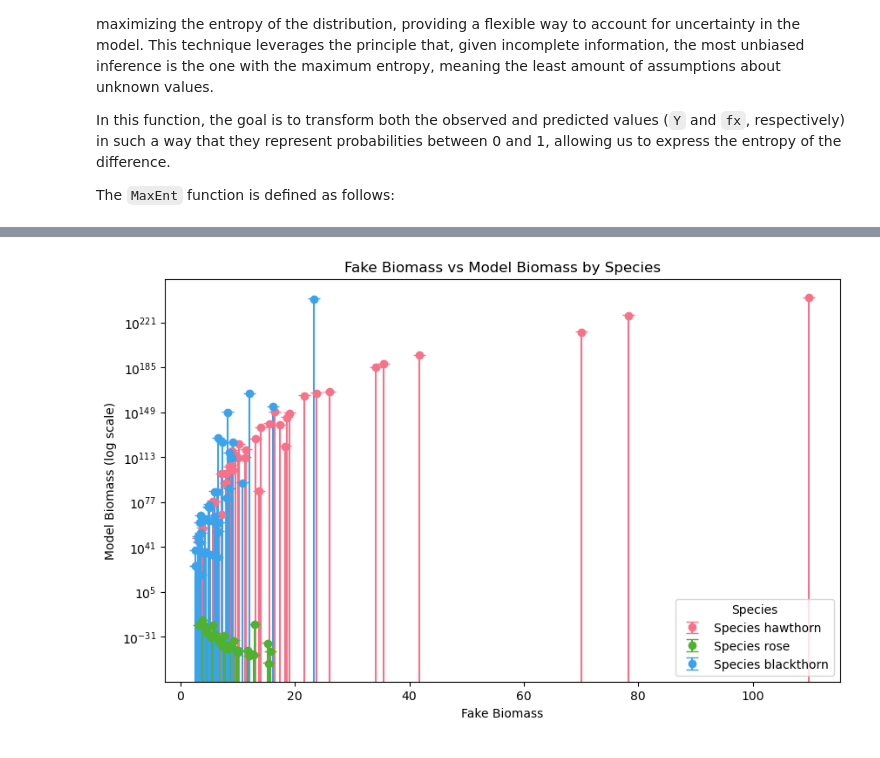
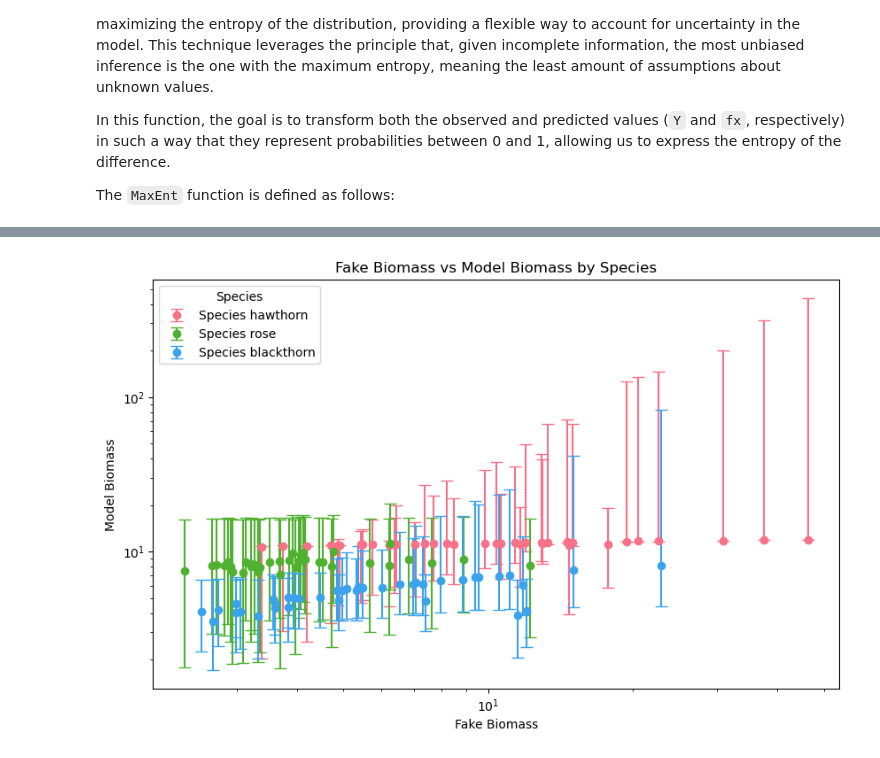
Before and after one commit to douglask3/BRAMBLE, a Jupyter notebook: development_notebook.ipynb, the cells around one changed output, grey strips where cells are left out. Cells and saved outputs as stored; diff of their text form; code cells hidden in the pictures.

Commit message:
faster implmentation and neater final plot

```diff
--- a/development_notebook.ipynb
+++ b/development_notebook.ipynb
@@ -138,7 +202,7 @@ species_params = {'betas': {}, 'beta0': {}}
 
 for species in unique_species:
     # Assign random parameters to each species
-    species_params['betas'][species] = np.random.lognormal(mean=[0.1, 0.075], sigma=0.3, size=2)/300.0  # random betas
+    species_params['betas'][species] = np.random.lognormal(mean=[0.1, 0.075], sigma=0.3, size=2)/3.0  # random betas
     species_params['beta0'][species] = np.random.lognormal(mean=0.01, sigma=0.2)/100.0  # random intercept
 
 
@@ -146,8 +210,9 @@ for species in unique_species:
 allometry_model = BRAMBLE(species_params)
 
 # Step 3: Prepare input arrays for prediction
-X = df[['h_mean', 'd_mean']].values  # Predictor variables (height and diameter)
+X = df[['h_mean', 'd_mean']].values/100.0  # Predictor variables (height and diameter)
 species = df['species'].values       # Species labels
+species_idx = df['species'].apply(lambda x: np.where(unique_species == x)[0][0]).values
 
 # Step 4: Generate fake biomass predictions using the multi-species prediction method
 Y_fake = allometry_model.predict_multi_species(X, species, apply_exp_transform=True)
@@ -351,6 +416,7 @@ simulation_results = np.zeros((len(X), M, N))
 for m in range(M):
     for n in range(N):
         param_dict = {'betas': params_opt['betas'][m, n, :], 'beta0': params_opt['beta0'][m, n, :]}
+
         allometry_model = BRAMBLE(param_dict, inference = False)
         simulation_results[:, m, n] = allometry_model.predict_multi_species(X, species_idx)
 
@@ -358,10 +424,12 @@ for m in range(M):
 simulation_means = simulation_results.mean(axis=(1, 2))
 simulation_stds = simulation_results.std(axis=(1, 2))
 percentile_10 = np.percentile(simulation_results, 10, axis=(1, 2))
+percentile_50 = np.percentile(simulation_results, 50, axis=(1, 2))
 percentile_90 = np.percentile(simulation_results, 90, axis=(1, 2))
 
 # Add the percentile range to the DataFrame
 df['simulation_10'] = percentile_10
+df['simulation_50'] = percentile_50
 df['simulation_90'] = percentile_90
 
 # Add the mean and std to the DataFrame
@@ -395,37 +438,35 @@ plt.yscale('log')
 # %%
-import matplotlib.pyplot as plt
-import seaborn as sns
-
 # Create a color palette based on the number of unique species
 species_unique = df['species'].unique()
 species_colors = sns.color_palette("husl", len(species_unique))  # 'husl' provides distinct colors
 
 plt.figure(figsize=(10, 6))
 
 # Loop over unique species to plot each with a different color
 for i, species in enumerate(species_unique):
     species_data = df[df['species'] == species]
     plt.errorbar(
         species_data['Y_fake'],
-        species_data['simulation_mean'],
-        yerr=[species_data['simulation_mean'] - species_data['simulation_10'],
-              species_data['simulation_90'] - species_data['simulation_mean']],
+        species_data['simulation_50'],
+        yerr=[species_data['simulation_50'] - species_data['simulation_10'],
+              species_data['simulation_90'] - species_data['simulation_50']],
         fmt='o',
         ecolor=species_colors[i],
         capsize=5,
         label=f'Species {species}',
         color=species_colors[i]
     )
 
 # Log scale for y-axis
 plt.yscale('log')
+plt.xscale('log')
 
 # Labels and title
 plt.xlabel('Fake Biomass')
-plt.ylabel('Model Biomass (log scale)')
+plt.ylabel('Model Biomass')
 plt.title('Fake Biomass vs Model Biomass by Species')
 plt.legend(title='Species')
 
 plt.show()
 # %% [output]
-[figure, old version]
+[figure, new version]
```
Also changed, not shown: parts of 23 cells of this notebook.
